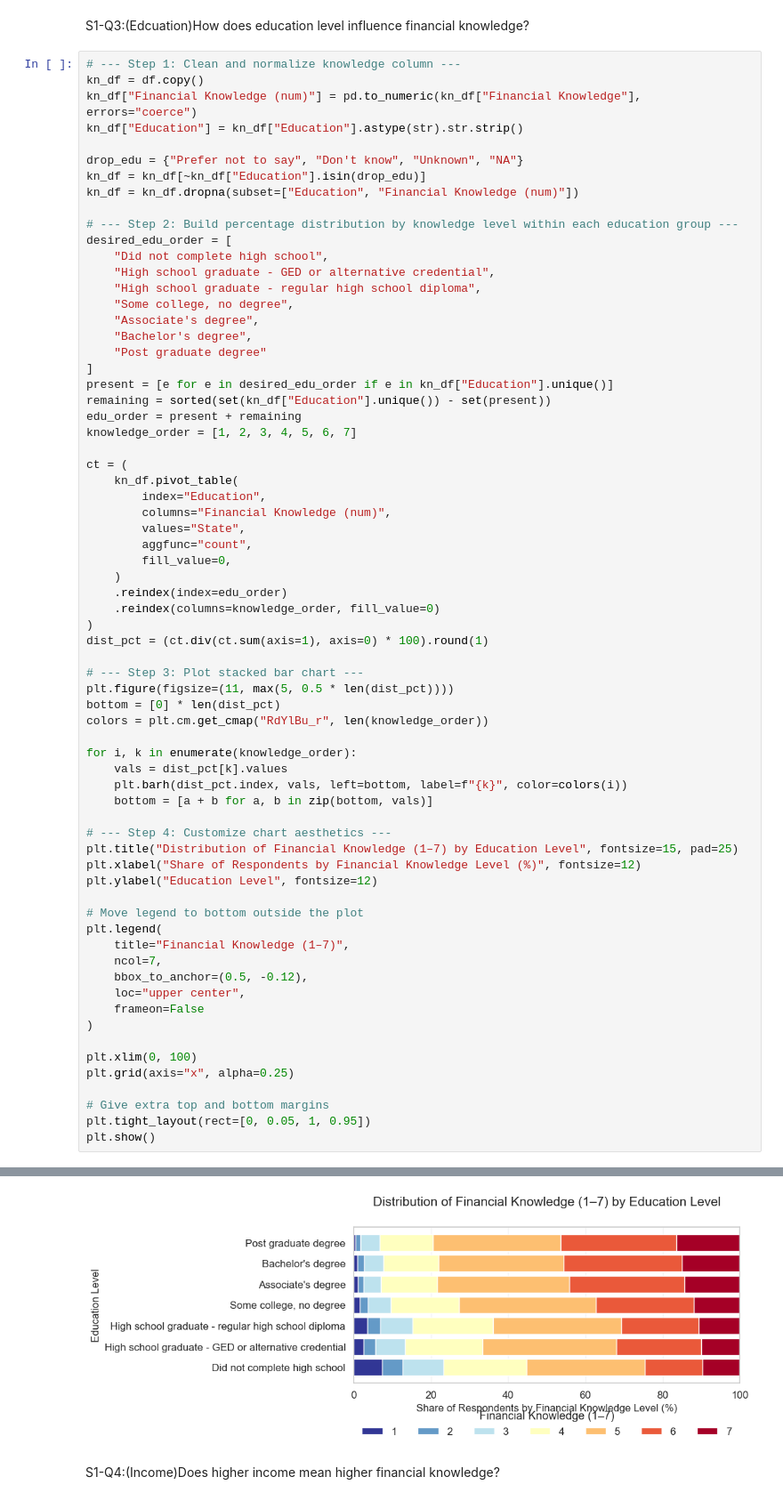
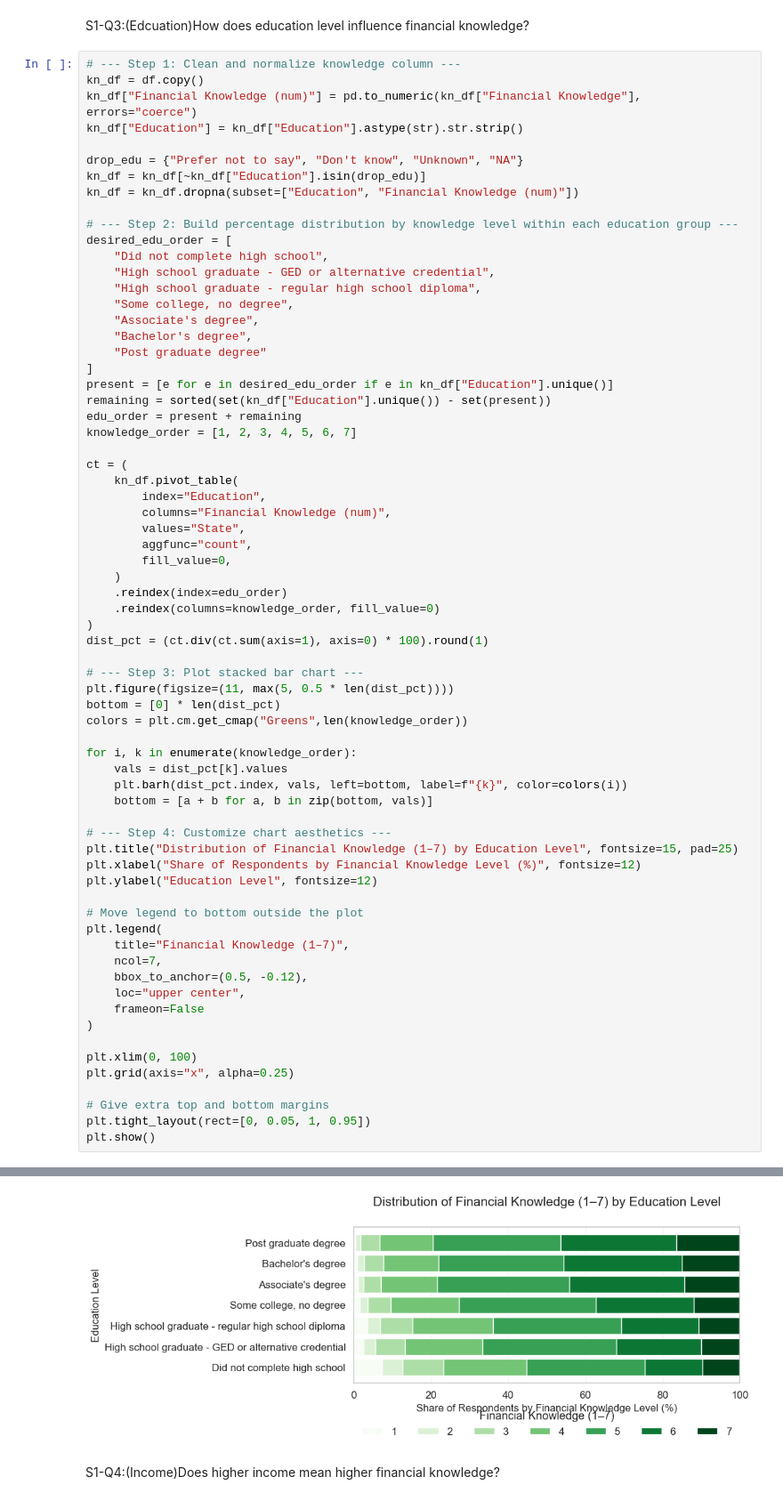
Before and after one commit to Fasty8/ba780-fall25-a08, a Jupyter notebook: FINRA National Financial Capability Study/yinyue_Visualizations.ipynb, the cells around one changed output, grey strips where cells are left out. Shown at 89% size. Drawn from its saved outputs; the diff is of its cells as text.

```diff
--- a/FINRA National Financial Capability Study/yinyue_Visualizations.ipynb
+++ b/FINRA National Financial Capability Study/yinyue_Visualizations.ipynb
@@ -239,36 +255,36 @@ dist_pct = (ct.div(ct.sum(axis=1), axis=0) * 100).round(1)
 # --- Step 3: Plot stacked bar chart ---
 plt.figure(figsize=(11, max(5, 0.5 * len(dist_pct))))
 bottom = [0] * len(dist_pct)
-colors = plt.cm.get_cmap("RdYlBu_r", len(knowledge_order))
+colors = plt.cm.get_cmap("Greens",len(knowledge_order))
 
 for i, k in enumerate(knowledge_order):
     vals = dist_pct[k].values
     plt.barh(dist_pct.index, vals, left=bottom, label=f"{k}", color=colors(i))
     bottom = [a + b for a, b in zip(bottom, vals)]
 
 # --- Step 4: Customize chart aesthetics ---
 plt.title("Distribution of Financial Knowledge (1–7) by Education Level", fontsize=15, pad=25)
 plt.xlabel("Share of Respondents by Financial Knowledge Level (%)", fontsize=12)
 plt.ylabel("Education Level", fontsize=12)
 
 # Move legend to bottom outside the plot
 plt.legend(
     title="Financial Knowledge (1–7)",
     ncol=7,
     bbox_to_anchor=(0.5, -0.12),
     loc="upper center",
     frameon=False
 )
 
 plt.xlim(0, 100)
 plt.grid(axis="x", alpha=0.25)
 
 # Give extra top and bottom margins
 plt.tight_layout(rect=[0, 0.05, 1, 0.95])
 plt.show()
 # %% [output]
 The get_cmap function was deprecated in Matplotlib 3.7 and will be removed in 3.11. Use ``matplotlib.colormaps[name]`` or ``matplotlib.colormaps.get_cmap()`` or ``pyplot.get_cmap()`` instead.
-[figure, old version]
+[figure, new version]
 # %% [markdown]
 S1-Q4:(Income)Does higher income mean higher financial knowledge?
 # %%
```
Also changed, not shown: parts of 14 cells of this notebook.
